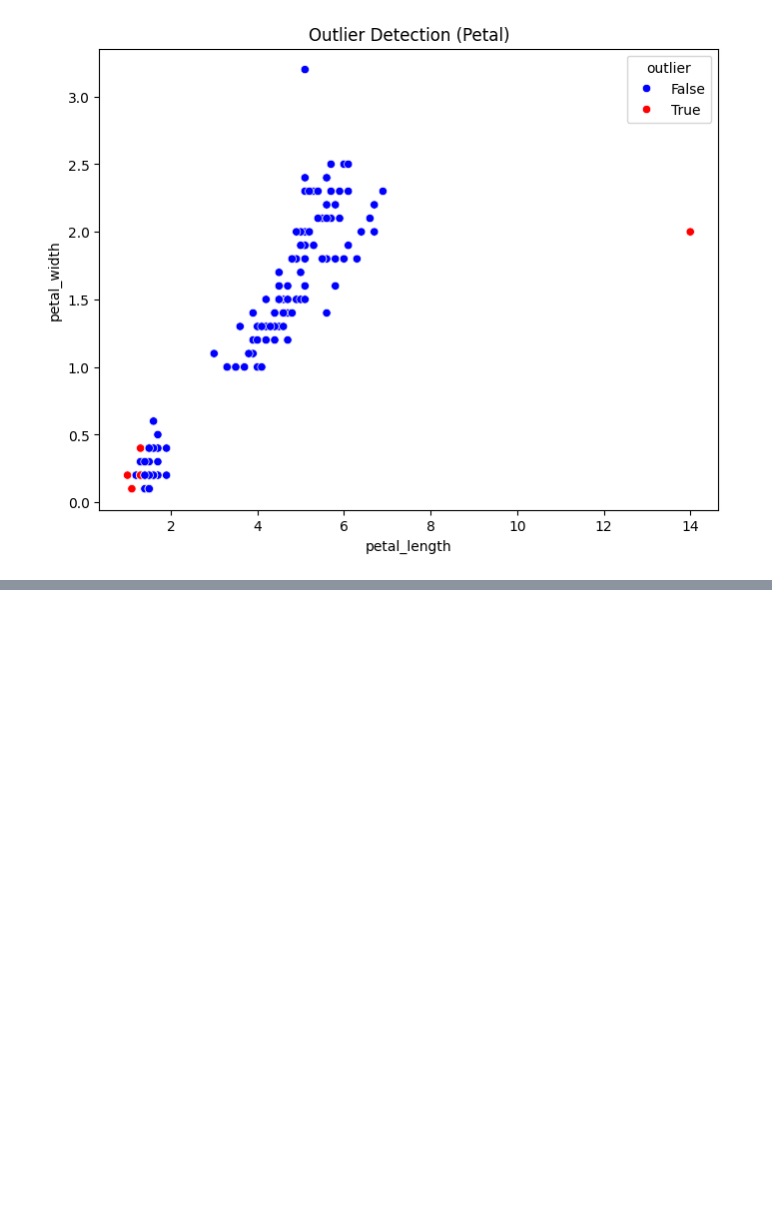
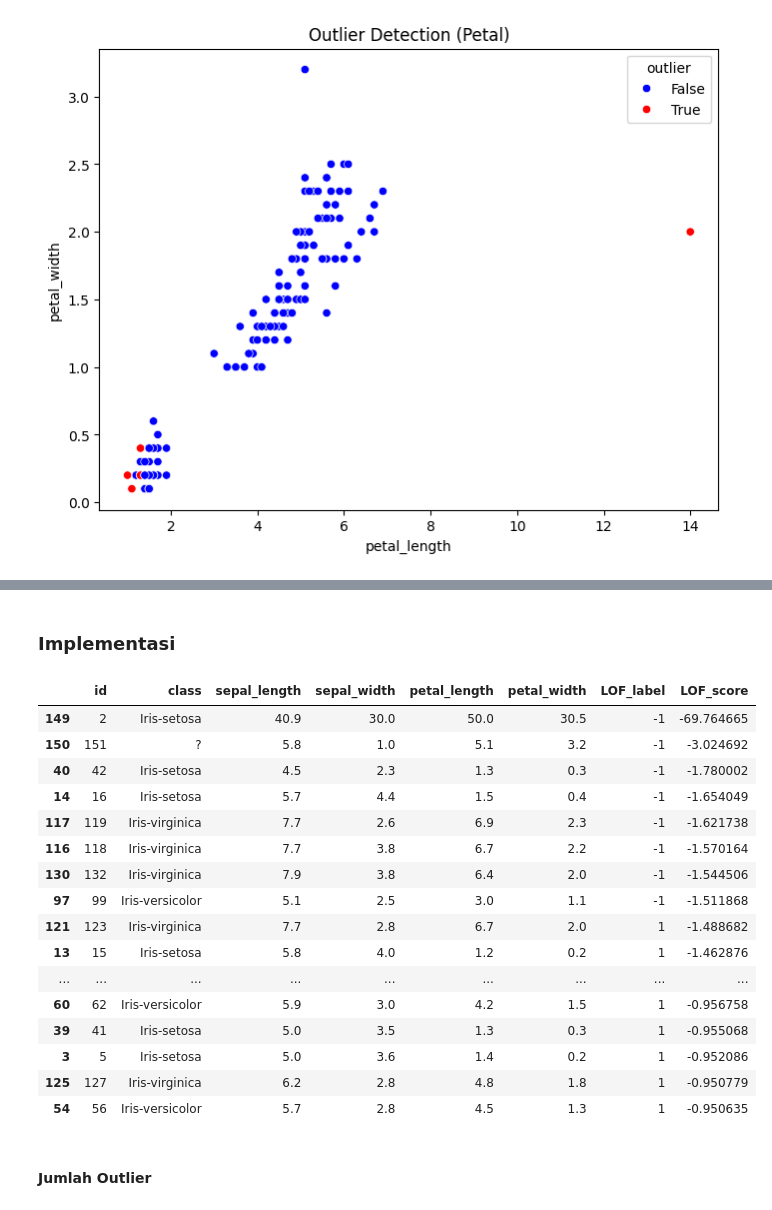
Before and after one commit to Pras7804/pendata, a Jupyter notebook: _sources/deteksi_outlier.ipynb, the cells around one changed output, grey strips where cells are left out. Drawn from its saved outputs; the diff is of its cells as text; code cells hidden in the pictures; blank space fills up the shorter version.

```diff
--- a/_sources/deteksi_outlier.ipynb
+++ b/_sources/deteksi_outlier.ipynb
@@ -436,0 +581,53 @@ Index([19, 21, 30, 35, 40, 58, 61, 63, 105, 107, 108, 113, 133, 149, 150], dtype
+# %% [markdown]
+### **Implementasi**
+# %%
+import pandas as pd
+import numpy as np
+from sklearn.neighbors import LocalOutlierFactor
+from IPython.display import display, HTML
+
+
+# Asumsikan hanya kolom-kolom numerik yang akan dipakai
+# Jika data iris memiliki kolom: sepal_length, sepal_width, petal_length, petal_width, maka:
+features_columns = ['sepal_length', 'sepal_width', 'petal_length', 'petal_width']
+
+# Inisialisasi model LOF
+# n_neighbors: Jumlah tetangga terdekat untuk perhitungan kepadatan lokal.
+# contamination: Perkiraan proporsi outlier dalam dataset (misal 5%).
+lof = LocalOutlierFactor(n_neighbors=20, contamination=0.05)
+
+# Lakukan fitting dan prediksi outlier.
+# fit_predict() akan menghasilkan label: 1 (inlier) dan -1 (outlier).
+y_pred = lof.fit_predict(df_combined[features_columns])
+
+# Nilai negatif outlier factor; nilai yang lebih rendah menandakan outlier yang lebih ekstrem.
+lof_scores = lof.negative_outlier_factor_
+
+# Tambahkan hasil ke dataframe
+df_combined['LOF_label'] = y_pred
+df_combined['LOF_score'] = lof_scores
+
+# Untuk melihat data dengan skor LOF terendah (potensi outlier), kita sort berdasarkan LOF_score.
+df_outliers = df_combined.sort_values('LOF_score')
+
+display(HTML(df_outliers.to_html()))
+# %% [output]
+|  | id | class | sepal_length | sepal_width | petal_length | petal_width | LOF_label | LOF_score |
+| 149 | 2 | Iris-setosa | 40.9 | 30.0 | 50.0 | 30.5 | -1 | -69.764665 |
+| 150 | 151 | ? | 5.8 | 1.0 | 5.1 | 3.2 | -1 | -3.024692 |
+| 40 | 42 | Iris-setosa | 4.5 | 2.3 | 1.3 | 0.3 | -1 | -1.780002 |
+| 14 | 16 | Iris-setosa | 5.7 | 4.4 | 1.5 | 0.4 | -1 | -1.654049 |
+| 117 | 119 | Iris-virginica | 7.7 | 2.6 | 6.9 | 2.3 | -1 | -1.621738 |
+| 116 | 118 | Iris-virginica | 7.7 | 3.8 | 6.7 | 2.2 | -1 | -1.570164 |
+| 130 | 132 | Iris-virginica | 7.9 | 3.8 | 6.4 | 2.0 | -1 | -1.544506 |
+| 97 | 99 | Iris-versicolor | 5.1 | 2.5 | 3.0 | 1.1 | -1 | -1.511868 |
+| 121 | 123 | Iris-virginica | 7.7 | 2.8 | 6.7 | 2.0 | 1 | -1.488682 |
+| 13 | 15 | Iris-setosa | 5.8 | 4.0 | 1.2 | 0.2 | 1 | -1.462876 |
+| ... | ... | ... | ... | ... | ... | ... | ... | ... |
+| 60 | 62 | Iris-versicolor | 5.9 | 3.0 | 4.2 | 1.5 | 1 | -0.956758 |
+| 39 | 41 | Iris-setosa | 5.0 | 3.5 | 1.3 | 0.3 | 1 | -0.955068 |
+| 3 | 5 | Iris-setosa | 5.0 | 3.6 | 1.4 | 0.2 | 1 | -0.952086 |
+| 125 | 127 | Iris-virginica | 6.2 | 2.8 | 4.8 | 1.8 | 1 | -0.950779 |
+| 54 | 56 | Iris-versicolor | 5.7 | 2.8 | 4.5 | 1.3 | 1 | -0.950635 |
+# %% [markdown]
+#### **Jumlah Outlier**
```
Also changed, not shown: parts of 59 cells of this notebook, 9 other files.
